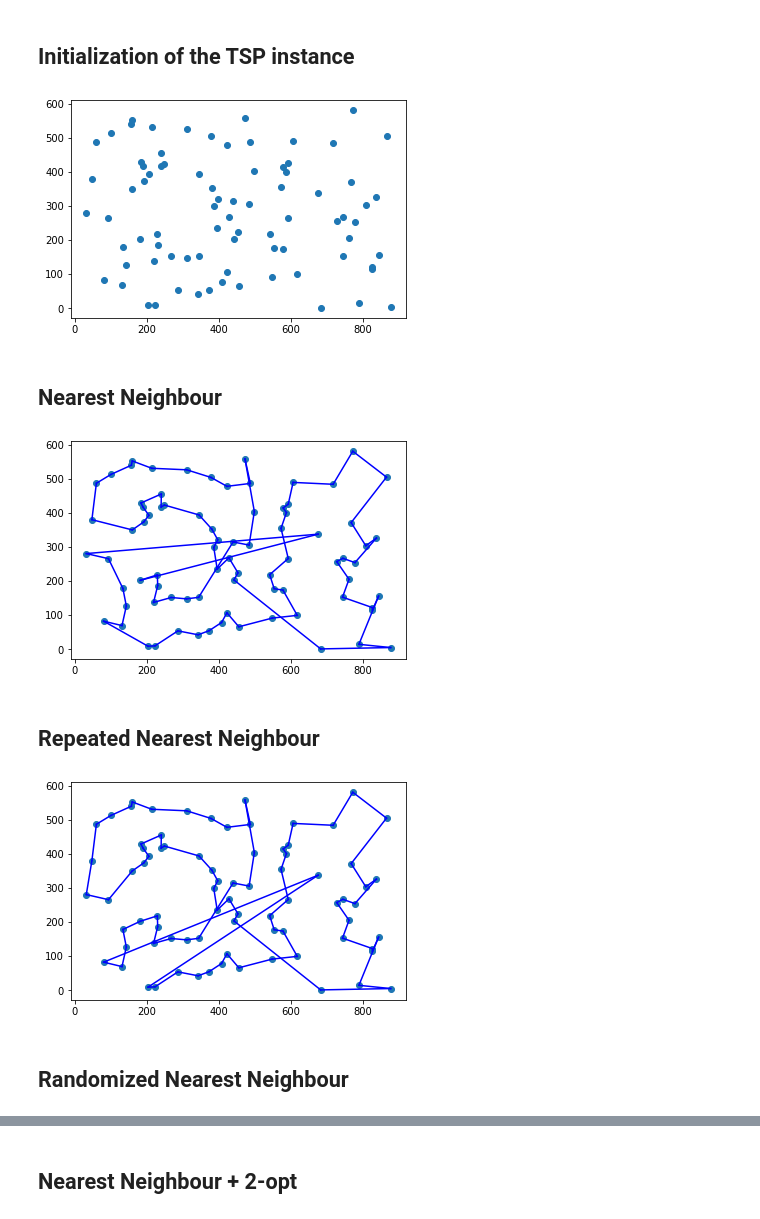
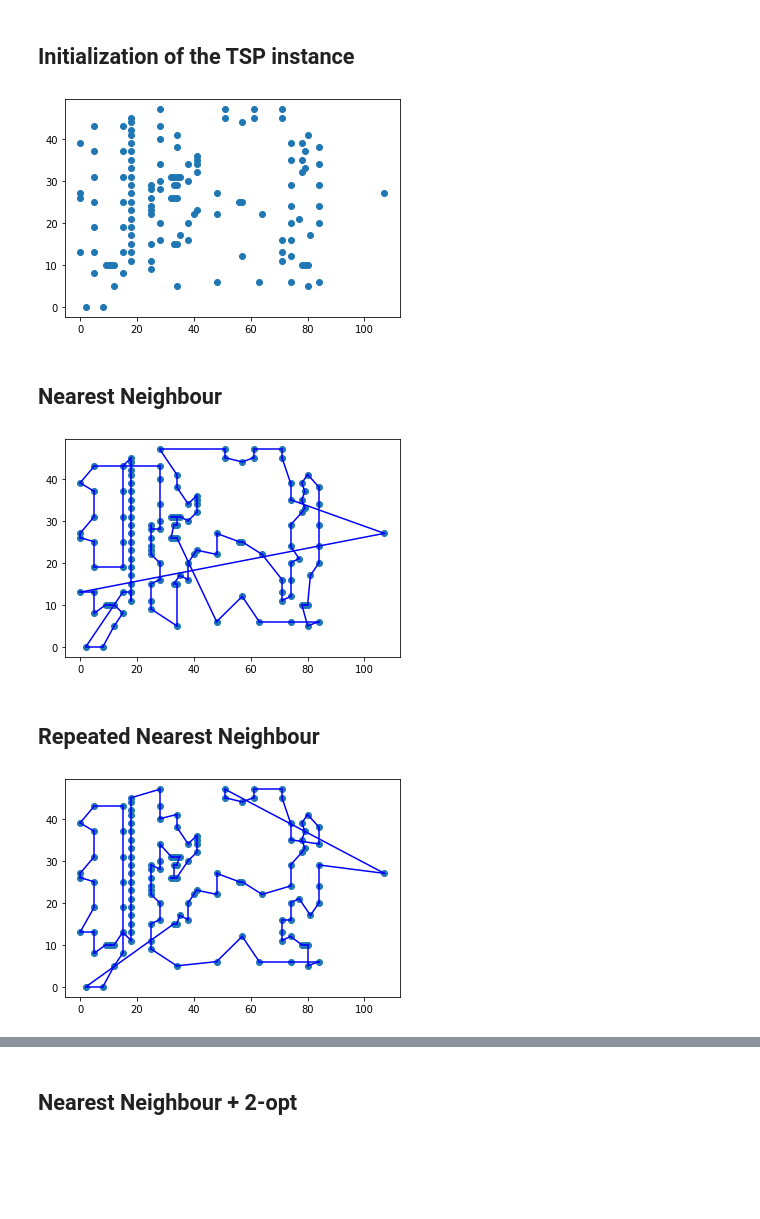
Before and after one commit to L4plac3/localsearch_tsp, a Jupyter notebook: code/test.ipynb, the cells around one changed output, grey strips where cells are left out. Drawn from its saved outputs; the diff is of its cells as text; code cells hidden in the pictures; blank space fills up the shorter version.

Commit message:
Removed RandNN and added new images on xqf131

```diff
--- a/code/test.ipynb
+++ b/code/test.ipynb
@@ -5,21 +5,21 @@
 # %%
 # Importing of the needed libraries
 import localsearch.tsp as tsp
 import localsearch.solvers as slv
 
 # Instance of Loader class used to load the .tsp file into a suitable data-structure
-# data = tsp.Loader(r'..\\data\\xqf131.tsp')
+data = tsp.Loader(r'..\\data\\xqf131.tsp')
 
 # Instance of Generator class used to randomly generate a given number of nodes
-data = tsp.Generator(80)
+# data = tsp.Generator(80)
 
 # Instance of TSP class to which we pass the nodes of the .tsp file
 t = tsp.TSP(data.nodes)
 
 # Plotting the initial data
 t.plotData()
 # %% [output]
-[figure, old version]
+[figure, new version]
 # %% [markdown]
 ## Nearest Neighbour
 # %%
@@ -27,7 +27,7 @@ NN = slv.NN()
 t.solve(NN)
 t.plotSolution('NN')
 # %% [output]
-[figure, old version]
+[figure, new version]
 # %% [markdown]
 ## Repeated Nearest Neighbour
 # %%
@@ -35,6 +35,4 @@ RepNN = slv.RepNN()
 t.solve(RepNN)
 t.plotSolution('RepNN')
 # %% [output]
-[figure, old version]
+[figure, new version]
-# %% [markdown]
-## Randomized Nearest Neighbour
```
Also changed, not shown: parts of 22 cells of this notebook, 30 other files.
